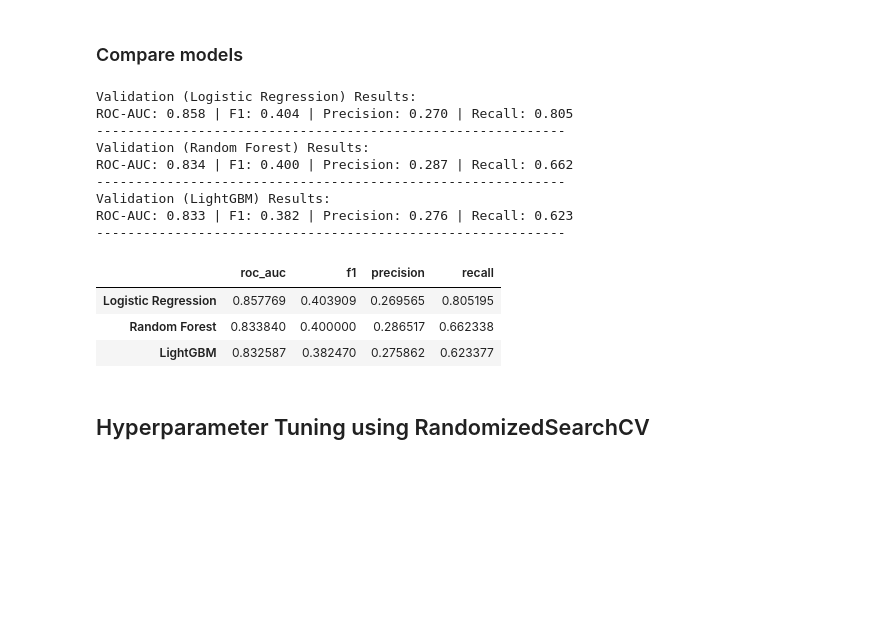
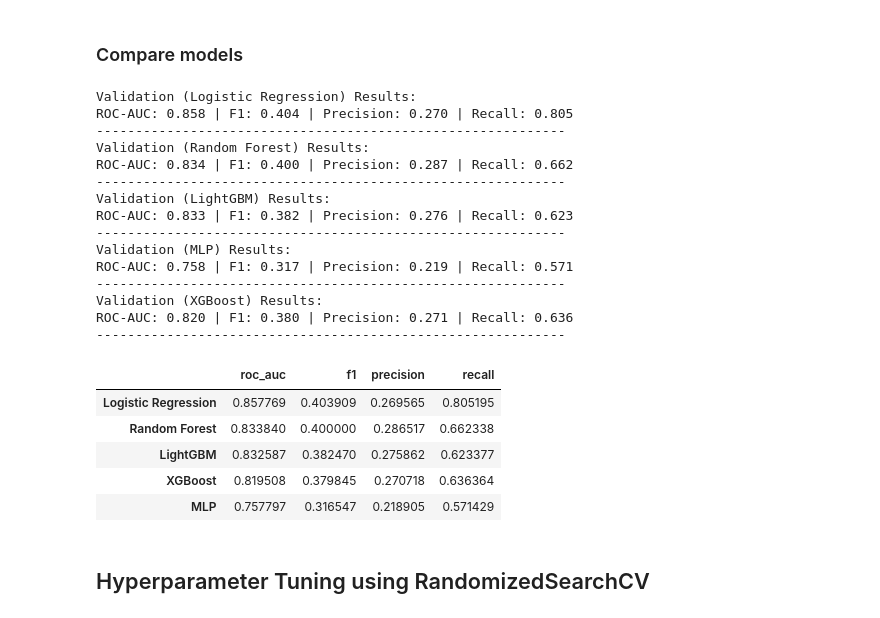
Before and after one commit to FrancoPalavicinoG/cellia, a Jupyter notebook: notebooks/04_baseline_training.ipynb, the cells around one changed output. Cells and saved outputs as stored; diff of their text form; code cells hidden in the pictures; blank space fills up the shorter version.

Commit message:
Baseline model results (added XGBOOST)

```diff
--- a/notebooks/04_baseline_training.ipynb
+++ b/notebooks/04_baseline_training.ipynb
@@ -99,18 +99,15 @@ rf = RandomForestClassifier(
 # %% [markdown]
 ### XGBoost
 # %%
-# xgb = XGBClassifier(
-#     n_estimators=300,
-#     learning_rate=0.05,
-#     max_depth=6,
-#     subsample=0.8,
-#     colsample_bytree=0.8,
-#     random_state=42,
-#     eval_metric='logloss'
-# )
-# xgb.fit(X_train, y_train)
-
-# evaluate_model(xgb, X_val, y_val, "Validation (XGBoost)")
+xgb = XGBClassifier(
+    n_estimators=300,
+    learning_rate=0.05,
+    max_depth=6,
+    subsample=0.8,
+    colsample_bytree=0.8,
+    random_state=42,
+    eval_metric='logloss'
+)
 # %% [markdown]
 ### LightGBM
 # %%
@@ -128,16 +125,15 @@ lgbm = LGBMClassifier(
 # %% [markdown]
 ### MLP Tabular
 # %%
-# mlp = MLPClassifier(hidden_layer_sizes=(64, 32), max_iter=300, random_state=42)
-# mlp.fit(X_train, y_train)
-
-# evaluate_model(mlp, X_val, y_val, "Validation (MLP)")
+mlp = MLPClassifier(hidden_layer_sizes=(64, 32), max_iter=300, random_state=42)
 # %% [markdown]
 ### Train models
 # %%
 models = {"Logistic Regression": log_reg,
           "Random Forest": rf,
-          "LightGBM": lgbm}
+          "LightGBM": lgbm,
+          "MLP": mlp,
+          "XGBoost": xgb}
 
 results = {}
 
@@ -166,32 +169,40 @@ ROC-AUC: 0.833 | F1: 0.382 | Precision: 0.276 | Recall: 0.623
 # %% [markdown]
 ### Compare models
 # %%
-models = {
-    "Logistic Regression": log_reg,
-    "Random Forest": rf,
-    "LightGBM": lgbm,
-}
+models = {"Logistic Regression": log_reg,
+          "Random Forest": rf,
+          "LightGBM": lgbm,
+          "MLP": mlp,
+          "XGBoost": xgb}
 
 results = {}
 for name, model in models.items():
     results[name] = evaluate_model(model, X_val, y_val, f"Validation ({name})")
 
 results_df = pd.DataFrame(results).T
 results_df.sort_values("roc_auc", ascending=False)
 # %% [output]
 Validation (Logistic Regression) Results:
 ROC-AUC: 0.858 | F1: 0.404 | Precision: 0.270 | Recall: 0.805
 ------------------------------------------------------------
 Validation (Random Forest) Results:
 ROC-AUC: 0.834 | F1: 0.400 | Precision: 0.287 | Recall: 0.662
 ------------------------------------------------------------
 Validation (LightGBM) Results:
 ROC-AUC: 0.833 | F1: 0.382 | Precision: 0.276 | Recall: 0.623
 ------------------------------------------------------------
+Validation (MLP) Results:
+ROC-AUC: 0.758 | F1: 0.317 | Precision: 0.219 | Recall: 0.571
+------------------------------------------------------------
+Validation (XGBoost) Results:
+ROC-AUC: 0.820 | F1: 0.380 | Precision: 0.271 | Recall: 0.636
+------------------------------------------------------------
 |  | roc_auc | f1 | precision | recall |
 | Logistic Regression | 0.857769 | 0.403909 | 0.269565 | 0.805195 |
 | Random Forest | 0.833840 | 0.400000 | 0.286517 | 0.662338 |
 | LightGBM | 0.832587 | 0.382470 | 0.275862 | 0.623377 |
+| XGBoost | 0.819508 | 0.379845 | 0.270718 | 0.636364 |
+| MLP | 0.757797 | 0.316547 | 0.218905 | 0.571429 |
 # %% [markdown]
 ## Hyperparameter Tuning using RandomizedSearchCV
 # %%
```
Also changed, not shown: parts of 5 cells of this notebook.
